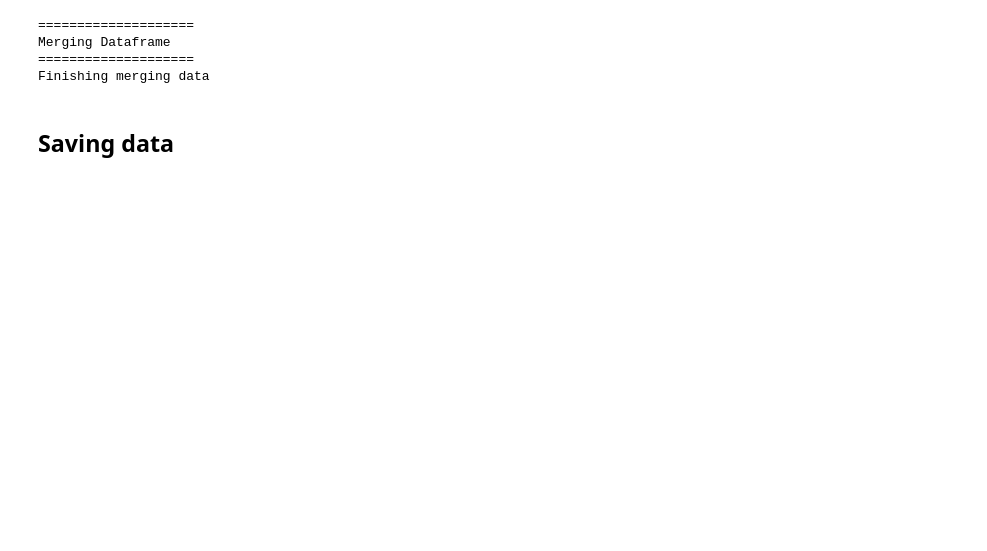
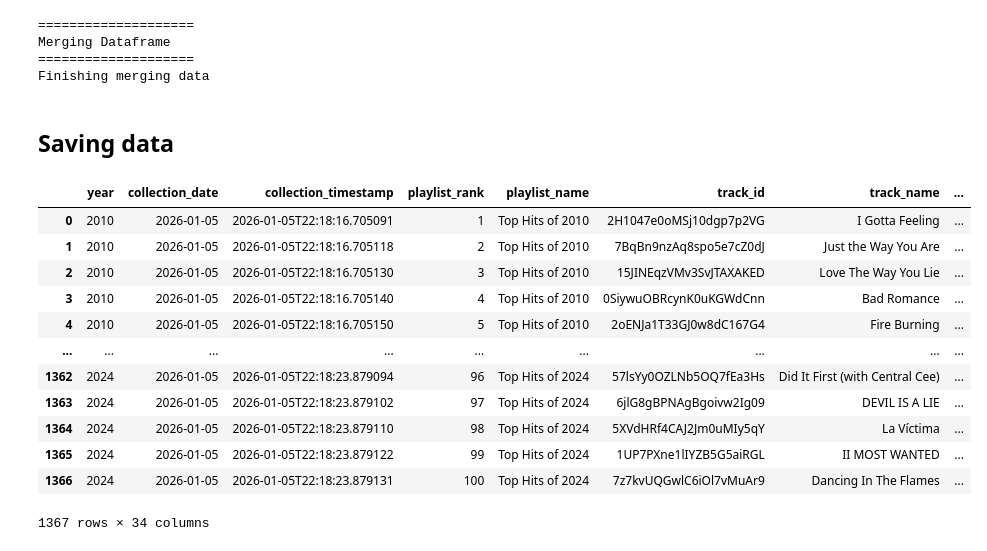
Before and after one commit to tranminhghj123/spotify-mood-analyze, a Jupyter notebook: data_import/general_canada_data.ipynb, the cells around one changed output. Cells and saved outputs as stored; diff of their text form; code cells hidden in the pictures; blank space fills up the shorter version.

```diff
--- a/data_import/general_canada_data.ipynb
+++ b/data_import/general_canada_data.ipynb
@@ -385,3 +386,19 @@ Finishing merging data
 # %%
 # transfering to a csv file
 collecting_data.to_csv('/Users/tranminu/Documents/spotify-mood-analyze/data/general_data.csv')
+# %%
+display(collecting_data)
+# %% [output]
+|  | year | collection_date | collection_timestamp | playlist_rank | playlist_name | track_id | track_name | ... |
+| 0 | 2010 | 2026-01-05 | 2026-01-05T22:18:16.705091 | 1 | Top Hits of 2010 | 2H1047e0oMSj10dgp7p2VG | I Gotta Feeling | ... |
+| 1 | 2010 | 2026-01-05 | 2026-01-05T22:18:16.705118 | 2 | Top Hits of 2010 | 7BqBn9nzAq8spo5e7cZ0dJ | Just the Way You Are | ... |
+| 2 | 2010 | 2026-01-05 | 2026-01-05T22:18:16.705130 | 3 | Top Hits of 2010 | 15JINEqzVMv3SvJTAXAKED | Love The Way You Lie | ... |
+| 3 | 2010 | 2026-01-05 | 2026-01-05T22:18:16.705140 | 4 | Top Hits of 2010 | 0SiywuOBRcynK0uKGWdCnn | Bad Romance | ... |
+| 4 | 2010 | 2026-01-05 | 2026-01-05T22:18:16.705150 | 5 | Top Hits of 2010 | 2oENJa1T33GJ0w8dC167G4 | Fire Burning | ... |
+| ... | ... | ... | ... | ... | ... | ... | ... | ... |
+| 1362 | 2024 | 2026-01-05 | 2026-01-05T22:18:23.879094 | 96 | Top Hits of 2024 | 57lsYy0OZLNb5OQ7fEa3Hs | Did It First (with Central Cee) | ... |
+| 1363 | 2024 | 2026-01-05 | 2026-01-05T22:18:23.879102 | 97 | Top Hits of 2024 | 6jlG8gBPNAgBgoivw2Ig09 | DEVIL IS A LIE | ... |
+| 1364 | 2024 | 2026-01-05 | 2026-01-05T22:18:23.879110 | 98 | Top Hits of 2024 | 5XVdHRf4CAJ2Jm0uMIy5qY | La Víctima | ... |
+| 1365 | 2024 | 2026-01-05 | 2026-01-05T22:18:23.879122 | 99 | Top Hits of 2024 | 1UP7PXne1lIYZB5G5aiRGL | II MOST WANTED | ... |
+| 1366 | 2024 | 2026-01-05 | 2026-01-05T22:18:23.879131 | 100 | Top Hits of 2024 | 7z7kvUQGwlC6iOl7vMuAr9 | Dancing In The Flames | ... |
+1367 rows × 34 columns
```
Also changed, not shown: parts of 2 cells of this notebook, 1 other file.
